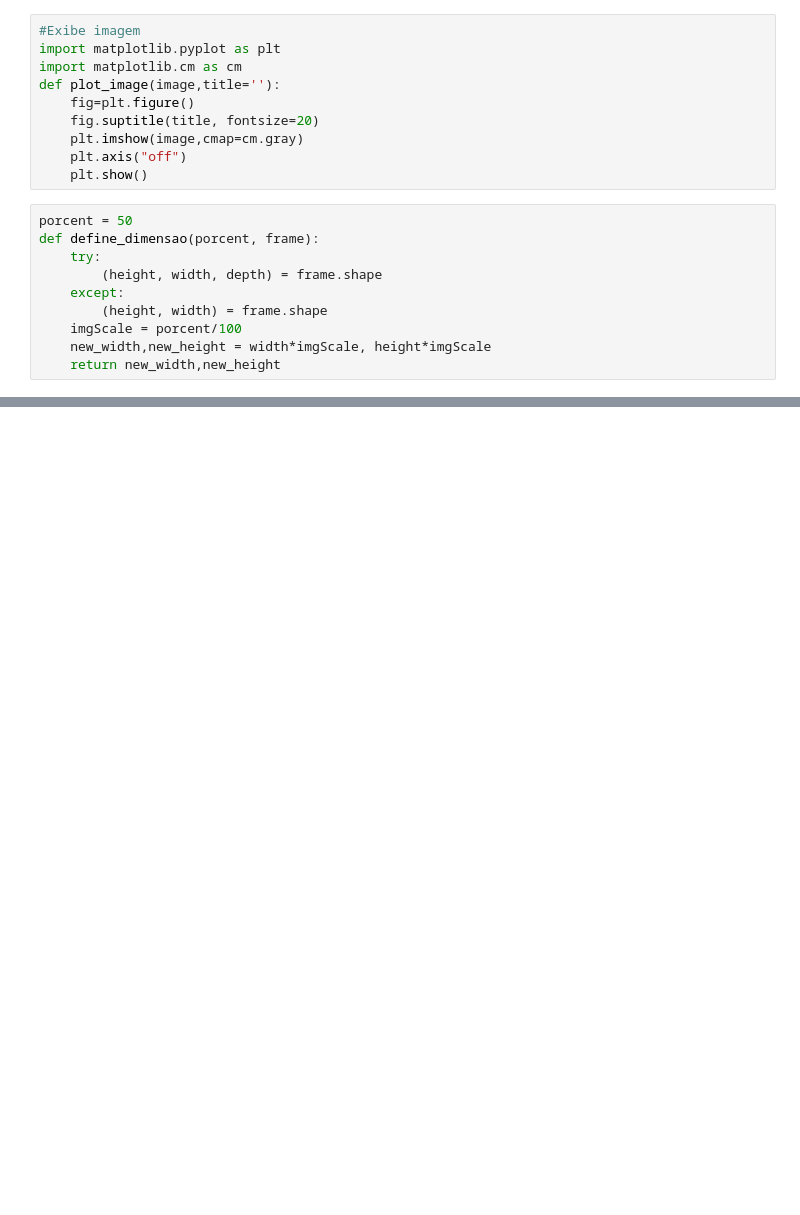
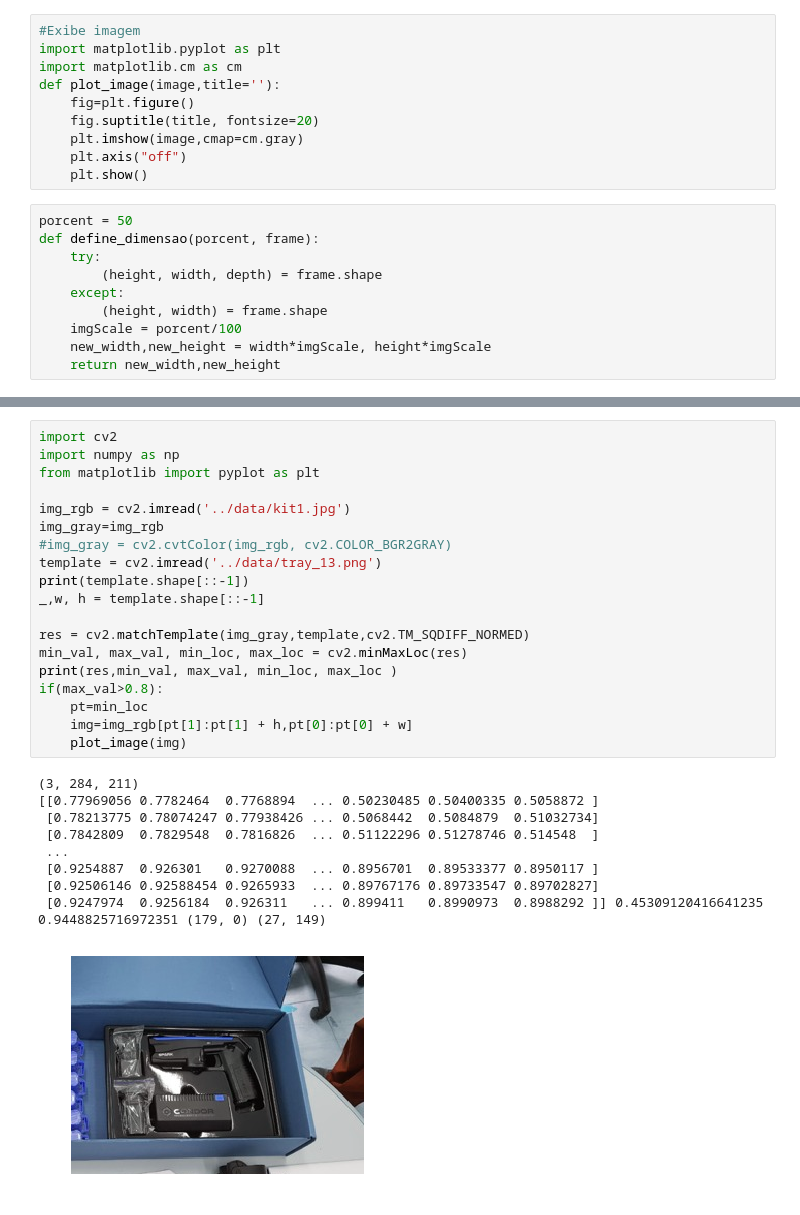
Before and after one commit to wagner1986/python-computer-vision, a Jupyter notebook: condor/Condor- Matching Template.ipynb, the cells around one changed output, grey strips where cells are left out. Cells and saved outputs as stored; diff of their text form; blank space fills up the shorter version.

```diff
--- a/condor/Condor- Matching Template.ipynb
+++ b/condor/Condor- Matching Template.ipynb
@@ -122,0 +166,29 @@ plot_image(img_rgb)
+# %%
+import cv2
+import numpy as np
+from matplotlib import pyplot as plt
+
+img_rgb = cv2.imread('../data/kit1.jpg')
+img_gray=img_rgb
+#img_gray = cv2.cvtColor(img_rgb, cv2.COLOR_BGR2GRAY)
+template = cv2.imread('../data/tray_13.png')
+print(template.shape[::-1])
+_,w, h = template.shape[::-1]
+
+res = cv2.matchTemplate(img_gray,template,cv2.TM_SQDIFF_NORMED)
+min_val, max_val, min_loc, max_loc = cv2.minMaxLoc(res)
+print(res,min_val, max_val, min_loc, max_loc )
+if(max_val>0.8):
+    pt=min_loc
+    img=img_rgb[pt[1]:pt[1] + h,pt[0]:pt[0] + w]
+    plot_image(img)
+# %% [output]
+(3, 284, 211)
+[[0.77969056 0.7782464  0.7768894  ... 0.50230485 0.50400335 0.5058872 ]
+ [0.78213775 0.78074247 0.77938426 ... 0.5068442  0.5084879  0.51032734]
+ [0.7842809  0.7829548  0.7816826  ... 0.51122296 0.51278746 0.514548  ]
+ ...
+ [0.9254887  0.926301   0.9270088  ... 0.8956701  0.89533377 0.8950117 ]
+ [0.92506146 0.92588454 0.9265933  ... 0.89767176 0.89733547 0.89702827]
+ [0.9247974  0.9256184  0.926311   ... 0.899411   0.8990973  0.8988292 ]] 0.45309120416641235 0.9448825716972351 (179, 0) (27, 149)
+[figure, added]
```
Also changed, not shown: parts of 3 cells of this notebook, 42 other files.
